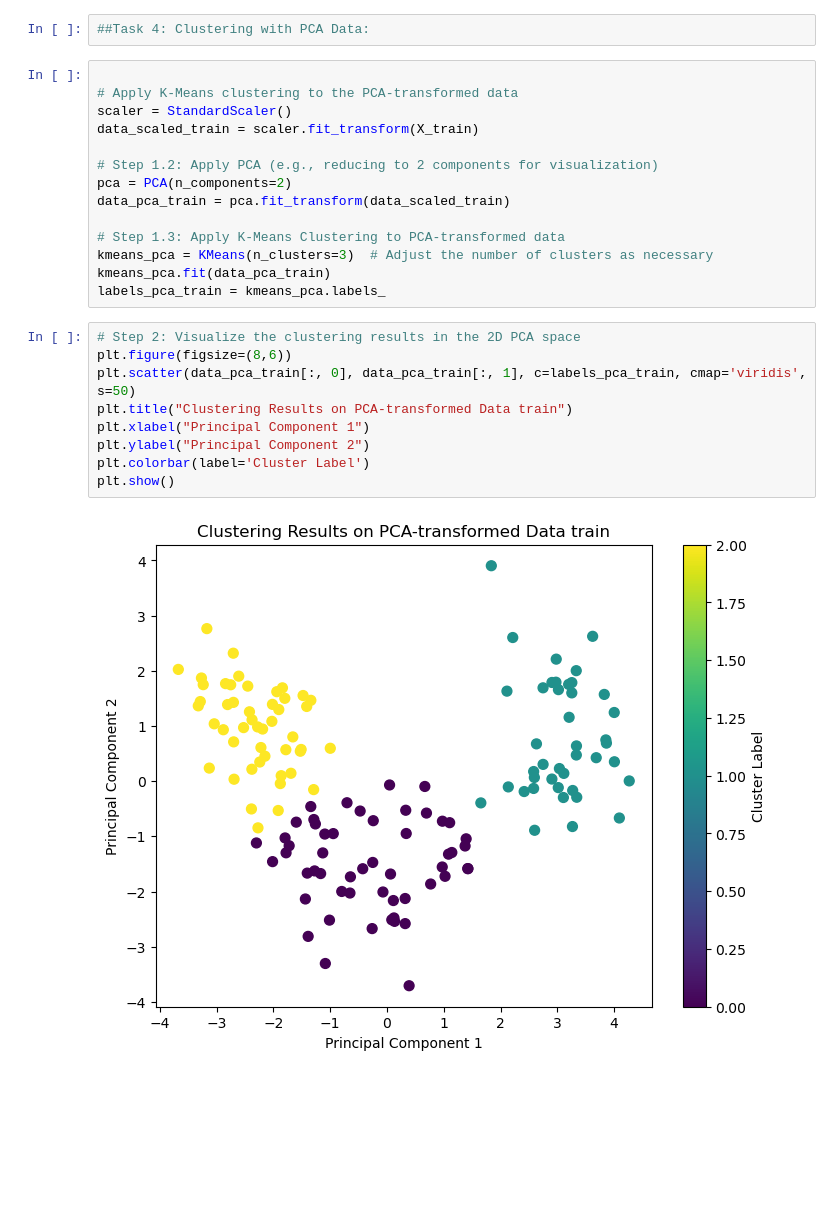
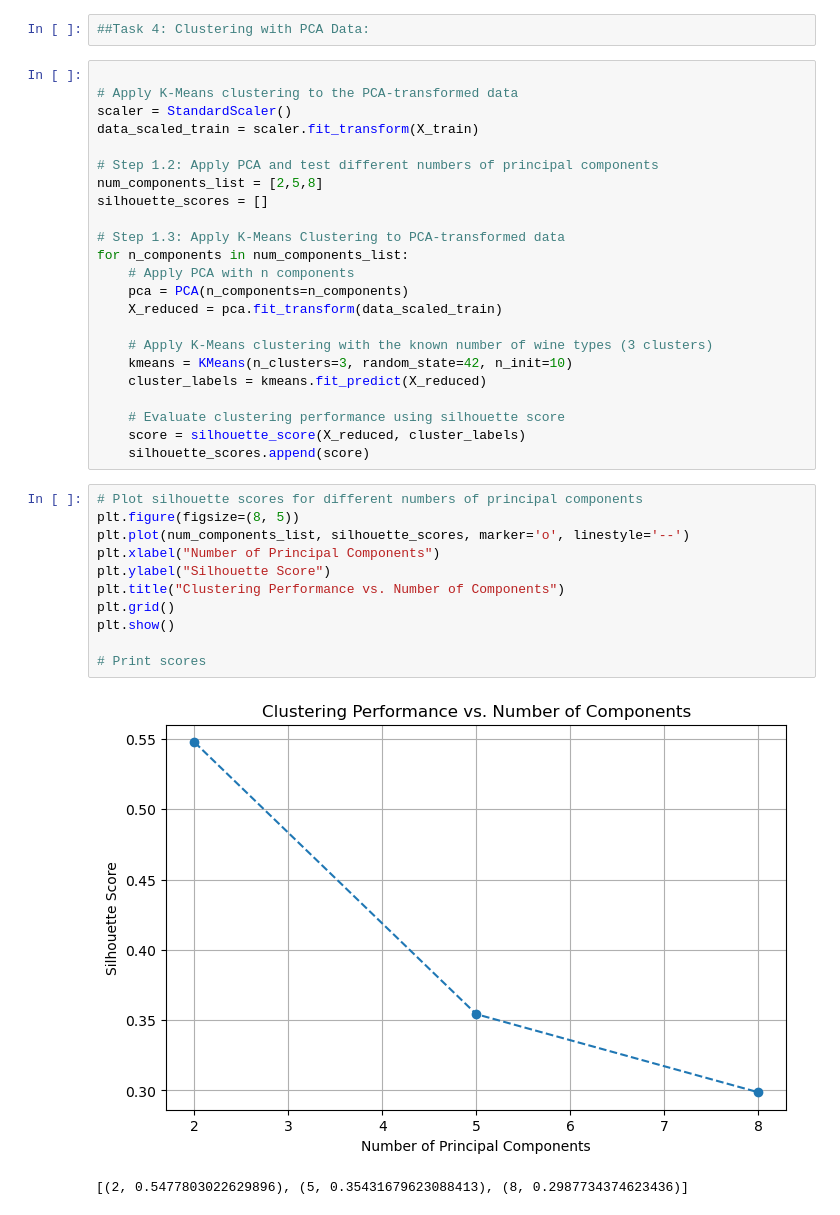
Before and after one commit to Ujjawal-AI/DataScience-Assignment, a Jupyter notebook: PCA_Assignment.ipynb, the cells around one changed output. Drawn from its saved outputs; the diff is of its cells as text; blank space fills up the shorter version.

```diff
--- a/PCA_Assignment.ipynb
+++ b/PCA_Assignment.ipynb
@@ -203,22 +200,34 @@ Davies-Bouldin Index: 1.754240895686149
 scaler = StandardScaler()
 data_scaled_train = scaler.fit_transform(X_train)
 
-# Step 1.2: Apply PCA (e.g., reducing to 2 components for visualization)
-pca = PCA(n_components=2)
-data_pca_train = pca.fit_transform(data_scaled_train)
+# Step 1.2: Apply PCA and test different numbers of principal components
+num_components_list = [2,5,8]
+silhouette_scores = []
 
 # Step 1.3: Apply K-Means Clustering to PCA-transformed data
-kmeans_pca = KMeans(n_clusters=3)  # Adjust the number of clusters as necessary
-kmeans_pca.fit(data_pca_train)
-labels_pca_train = kmeans_pca.labels_
+for n_components in num_components_list:
+    # Apply PCA with n components
+    pca = PCA(n_components=n_components)
+    X_reduced = pca.fit_transform(data_scaled_train)
+
+    # Apply K-Means clustering with the known number of wine types (3 clusters)
+    kmeans = KMeans(n_clusters=3, random_state=42, n_init=10)
+    cluster_labels = kmeans.fit_predict(X_reduced)
+
+    # Evaluate clustering performance using silhouette score
+    score = silhouette_score(X_reduced, cluster_labels)
+    silhouette_scores.append(score)
 # %%
-# Step 2: Visualize the clustering results in the 2D PCA space
-plt.figure(figsize=(8,6))
-plt.scatter(data_pca_train[:, 0], data_pca_train[:, 1], c=labels_pca_train, cmap='viridis', s=50)
-plt.title("Clustering Results on PCA-transformed Data train")
-plt.xlabel("Principal Component 1")
-plt.ylabel("Principal Component 2")
-plt.colorbar(label='Cluster Label')
+# Plot silhouette scores for different numbers of principal components
+plt.figure(figsize=(8, 5))
+plt.plot(num_components_list, silhouette_scores, marker='o', linestyle='--')
+plt.xlabel("Number of Principal Components")
+plt.ylabel("Silhouette Score")
+plt.title("Clustering Performance vs. Number of Components")
+plt.grid()
 plt.show()
+
+# Print scores
 # %% [output]
-[figure, old version]
+[figure, new version]
+[(2, 0.5477803022629896), (5, 0.35431679623088413), (8, 0.2987734374623436)]
```
Also changed, not shown: parts of 3 cells of this notebook.
